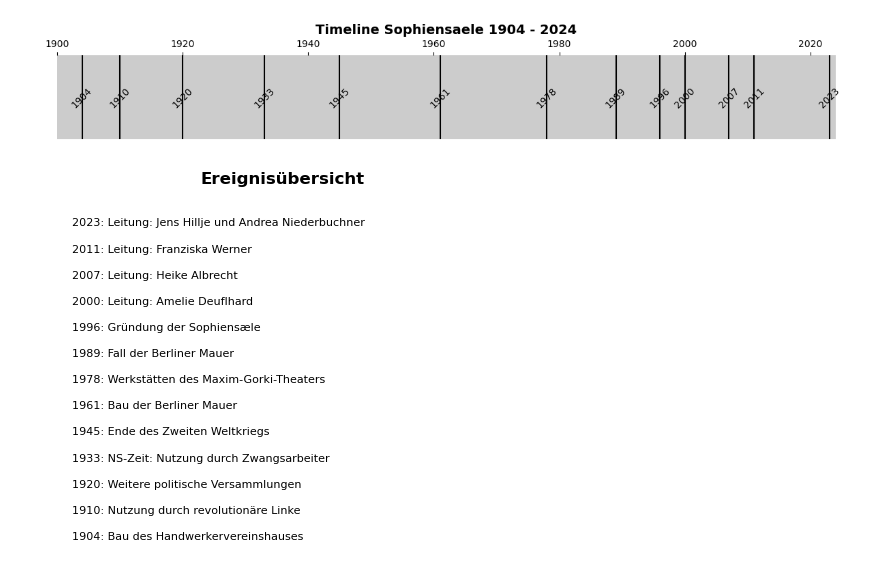
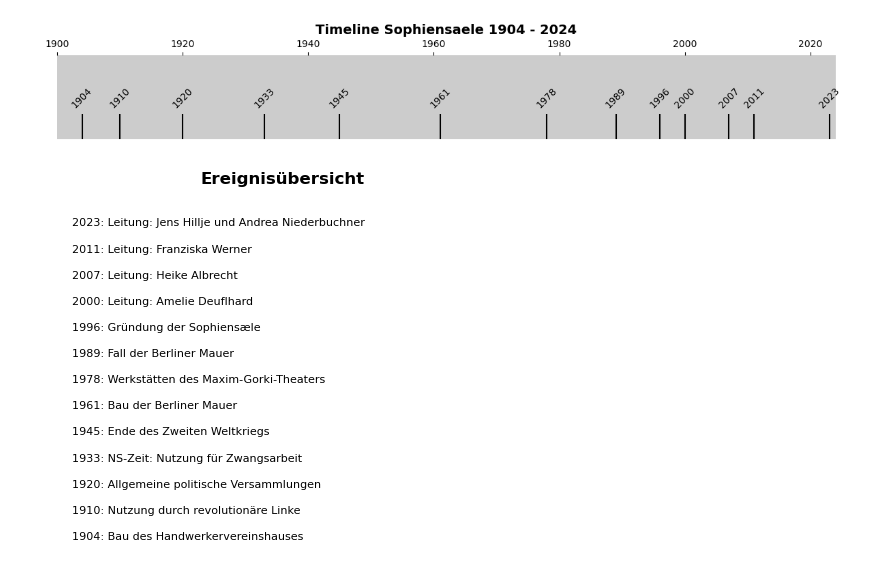
Before and after one commit to Sophiensaele/soph-history, a Jupyter notebook: soph-history.ipynb, the cells around one changed output. Saved outputs shown, nothing was run; the diff lists cells and outputs as text; code cells hidden in the pictures.

```diff
--- a/soph-history.ipynb
+++ b/soph-history.ipynb
@@ -1,31 +1,31 @@
 # %%
 import matplotlib.pyplot as plt
 
 # Daten vorbereiten
 jahre = [1904, 1910, 1920, 1933, 1945, 1961, 1989, 1996, 2000, 2007, 2011, 2023, 1978]
 
 # Zeitstrahl erstellen
 fig, ax = plt.subplots(figsize=(12, 2))
-ax.eventplot(jahre, orientation='horizontal', colors='black', linelengths=1, lineoffsets=0.5)
+ax.eventplot(jahre, orientation='horizontal', colors='black', linelengths=0.4, lineoffsets=0.1)
 ax.set_xlim(1900, 2024)
 ax.set_ylim(0, 1)
 
 # Jahreszahlen in diagonaler Schrift hinzufügen, ohne Datenpunkte
 for i, jahr in enumerate(jahre):
     ax.text(jahr, 0.5, str(jahr), ha='center', va='center', rotation=45, fontsize=10, color='black')
 
 # Hintergrundfarbe, Titel und Achseneinstellungen
 ax.set_facecolor('#cccccc')
 ax.yaxis.set_visible(False)
 ax.spines[['left', 'top', 'right', 'bottom']].set_visible(False)
 ax.xaxis.set_ticks_position('top')
 plt.title("Timeline Sophiensaele 1904 - 2024", color='black', fontsize=14, fontweight='bold')
 plt.tight_layout()
 
 # Speichern des Zeitstrahls
 plt.savefig('timeline_chart_improved_v4.png')
 # %% [output]
-[figure, old version]
+[figure, new version]
 # %%
 import matplotlib.pyplot as plt
 
@@ -34,8 +34,8 @@ jahre = [1904, 1910, 1920, 1933, 1945, 1961, 1989, 1996, 2000, 2007, 2011, 2023,
 ereignisse = [
     'Bau des Handwerkervereinshauses',
     'Nutzung durch revolutionäre Linke',
-    'Weitere politische Versammlungen',
-    'NS-Zeit: Nutzung durch Zwangsarbeiter',
+    'Allgemeine politische Versammlungen',
+    'NS-Zeit: Nutzung für Zwangsarbeit',
     'Ende des Zweiten Weltkriegs',
     'Bau der Berliner Mauer',
     'Fall der Berliner Mauer',
@@ -65,4 +65,4 @@ plt.tight_layout()
 # Speichern der Legende als Datei
 plt.savefig('legend_chart_improved_v2.png')
 # %% [output]
-[figure, old version]
+[figure, new version]
```
